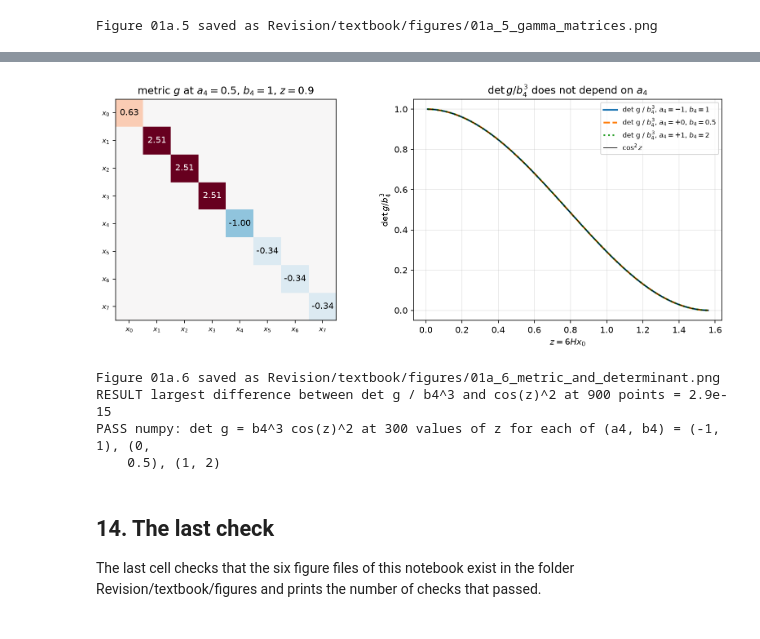
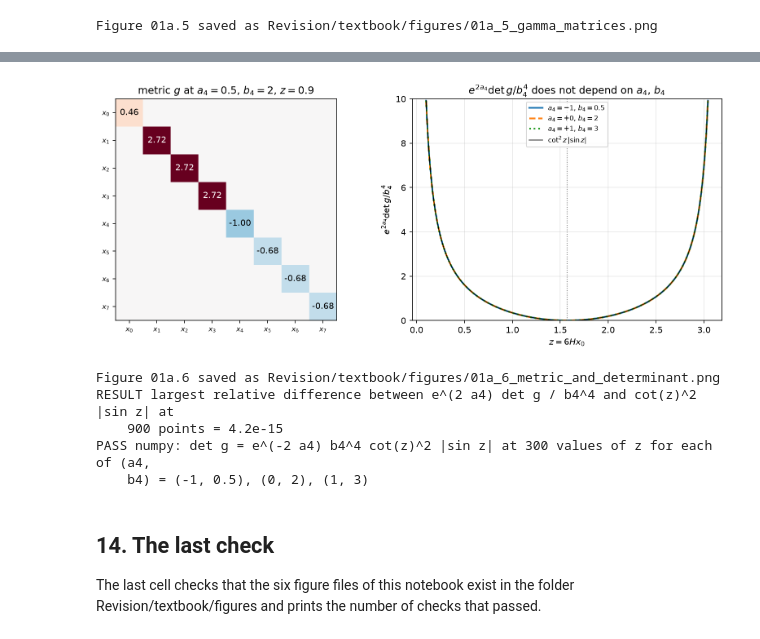
Before and after one commit to once-ere/Dirac_claude, a Jupyter notebook: Revision/textbook/notebooks/01a_matrices_determinants.ipynb, the cells around one changed output, grey strips where cells are left out. Cells and saved outputs as stored; diff of their text form; code cells hidden in the pictures.

```diff
--- a/Revision/textbook/notebooks/01a_matrices_determinants.ipynb
+++ b/Revision/textbook/notebooks/01a_matrices_determinants.ipynb
@@ -1424,52 +1455,56 @@ agreement in numbers at 300 values of $z$.
 # %%
 metric_numbers = sp.lambdify((a4, b4, z), g_typed, "numpy")  # a4, b4, z -> 8 numbers
-z_values = np.linspace(0.01, np.pi / 2 - 0.01, 300)  # inside (0, pi/2)
+z_values = np.linspace(0.1, np.pi - 0.1, 300)  # one cell, inside (0, pi)
 fig, (left, right) = plt.subplots(1, 2, figsize=(11.0, 4.6))
-g_point = np.diag(np.array(metric_numbers(0.5, 1.0, 0.9), dtype=float))
+g_point = np.diag(np.array(metric_numbers(0.5, 2.0, 0.9), dtype=float))
 coordinate_labels = [f"$x_{k}$" for k in range(8)]  # x with subscripts 0 ... 7
-heat_map(left, g_point, "metric $g$ at $a_4 = 0.5$, $b_4 = 1$, $z = 0.9$",
+heat_map(left, g_point, "metric $g$ at $a_4 = 0.5$, $b_4 = 2$, $z = 0.9$",
          labels=coordinate_labels, digits=2, skip_zeros=True)
 left.tick_params(labelsize=8)
+shape = np.cos(z_values) ** 2 / np.abs(np.sin(z_values))  # cot(z)^2 |sin z|
 largest_error = 0.0
-for a4_value, b4_value, style in [(-1.0, 1.0, "-"), (0.0, 0.5, "--"), (1.0, 2.0, ":")]:
+for a4_value, b4_value, style in [(-1.0, 0.5, "-"), (0.0, 2.0, "--"), (1.0, 3.0, ":")]:
     dets = np.array([np.linalg.det(np.diag(np.array(metric_numbers(a4_value, b4_value,
                                                                    zv), dtype=float)))
-                     for zv in z_values]) / b4_value ** 3
-    largest_error = max(largest_error, float(np.max(np.abs(dets - np.cos(z_values)
-                                                           ** 2))))
-    right.plot(z_values, dets, style, lw=2,
-               label=f"det g / $b_4^3$, $a_4 = {a4_value:+.0f}$, $b_4 = {b4_value:g}$")
-right.plot(z_values, np.cos(z_values) ** 2, color="black", lw=0.8,
-           label="$\\cos^2 z$")
+                     for zv in z_values])
+    scaled = dets * np.exp(2 * a4_value) / b4_value ** 4  # det g e^(2 a4) / b4^4
+    largest_error = max(largest_error, float(np.max(np.abs(scaled / shape - 1))))
+    right.plot(z_values, scaled, style, lw=2,
+               label=f"$a_4 = {a4_value:+.0f}$, $b_4 = {b4_value:g}$")
+right.plot(z_values, shape, color="black", lw=0.8, label="$\\cot^2 z\\,|\\sin z|$")
+right.axvline(np.pi / 2, color="0.5", ls=":", lw=1)  # the fold cos z = 0
+right.set_ylim(0.0, 10.0)
 right.set_xlabel("$z = 6 H x_0$")
-right.set_ylabel("$\\det g / b_4^3$")
-right.set_title("$\\det g / b_4^3$ does not depend on $a_4$")
-right.legend(fontsize=8)
+right.set_ylabel("$e^{2a_4} \\det g / b_4^4$")
+right.set_title("$e^{2a_4} \\det g / b_4^4$ does not depend on $a_4$, $b_4$")
+right.legend(fontsize=8, loc="upper center")
 fig.tight_layout()
 save_figure(fig, "metric_and_determinant",
             "Left: heat map of the author's $8 \\times 8$ metric at $a_4 = 0.5$, "
-            "$b_4 = 1$ and "
-            "$z = 6 H x_0 = 0.9$, rows and columns labelled by the coordinates "
-            "$x_0$ to $x_7$; only the diagonal is not zero (the plain white "
-            "squares are zeros), positive for $x_0, x_1, x_2, x_3$ and negative "
-            "for $x_4$ to $x_7$. Right: the "
-            "determinant of the metric divided by $b_4^3$, computed numerically "
-            "for $(a_4, b_4) = (-1, 1)$, $(0, 0.5)$ and $(1, 2)$ (three line "
-            "styles) against $z$ from 0 to $\\pi/2$, and "
-            "$\\cos^2 z$ (thin black line); horizontal axis $z$, vertical axis "
-            "$\\det g / b_4^3$ (pure numbers). All curves coincide: the inflation "
-            "of space and the deflation of the extra times cancel in the "
-            "determinant, and $b_4$ enters only as the factor $b_4^3$.")
-report("largest difference between det g / b4^3 and cos(z)^2 at 900 points",
-       f"{largest_error:.1e}")
-check(largest_error < 1e-12, "numpy: det g = b4^3 cos(z)^2 at 300 values of z for "
-      "each of (a4, b4) = (-1, 1), (0, 0.5), (1, 2)")
+            "$b_4 = 2$ and $z = 6 H x_0 = 0.9$, rows and columns labelled by the "
+            "coordinates $x_0$ to $x_7$; only the diagonal is not zero (the plain "
+            "white squares are zeros), positive for $x_0, x_1, x_2, x_3$ and "
+            "negative for $x_4$ to $x_7$. Right: the determinant of the metric "
+            "times $e^{2a_4}/b_4^4$, computed numerically for "
+            "$(a_4, b_4) = (-1, 0.5)$, $(0, 2)$ and $(1, 3)$ (three line styles) "
+            "against $z$ across one cell from 0 to $\\pi$, and "
+            "$\\cot^2 z\\,|\\sin z|$ (thin black line); horizontal axis $z$, "
+            "vertical axis $e^{2a_4} \\det g / b_4^4$ (pure numbers). All curves "
+            "coincide: the inflation of space and the deflation of the extra "
+            "times cancel in the determinant, which keeps only the factor "
+            "$e^{-2a_4} b_4^4$; it is 0 on the fold $z = \\pi/2$ (dotted) and "
+            "the same at $z$ and $\\pi - z$.")
+report("largest relative difference between e^(2 a4) det g / b4^4 and "
+       "cot(z)^2 |sin z| at 900 points", f"{largest_error:.1e}")
+check(largest_error < 1e-12, "numpy: det g = e^(-2 a4) b4^4 cot(z)^2 |sin z| at "
+      "300 values of z for each of (a4, b4) = (-1, 0.5), (0, 2), (1, 3)")
 # %% [output]
-[figure, old version]
+[figure, new version]
 Figure 01a.6 saved as Revision/textbook/figures/01a_6_metric_and_determinant.png
-RESULT largest difference between det g / b4^3 and cos(z)^2 at 900 points = 2.9e-15
-PASS numpy: det g = b4^3 cos(z)^2 at 300 values of z for each of (a4, b4) = (-1, 1), (0,
-    0.5), (1, 2)
+RESULT largest relative difference between e^(2 a4) det g / b4^4 and cot(z)^2 |sin z| at
+    900 points = 4.2e-15
+PASS numpy: det g = e^(-2 a4) b4^4 cot(z)^2 |sin z| at 300 values of z for each of (a4,
+    b4) = (-1, 0.5), (0, 2), (1, 3)
 # %% [markdown]
 ## 14. The last check
 
```
Also changed, not shown: parts of 9 cells of this notebook, 39 other files.
